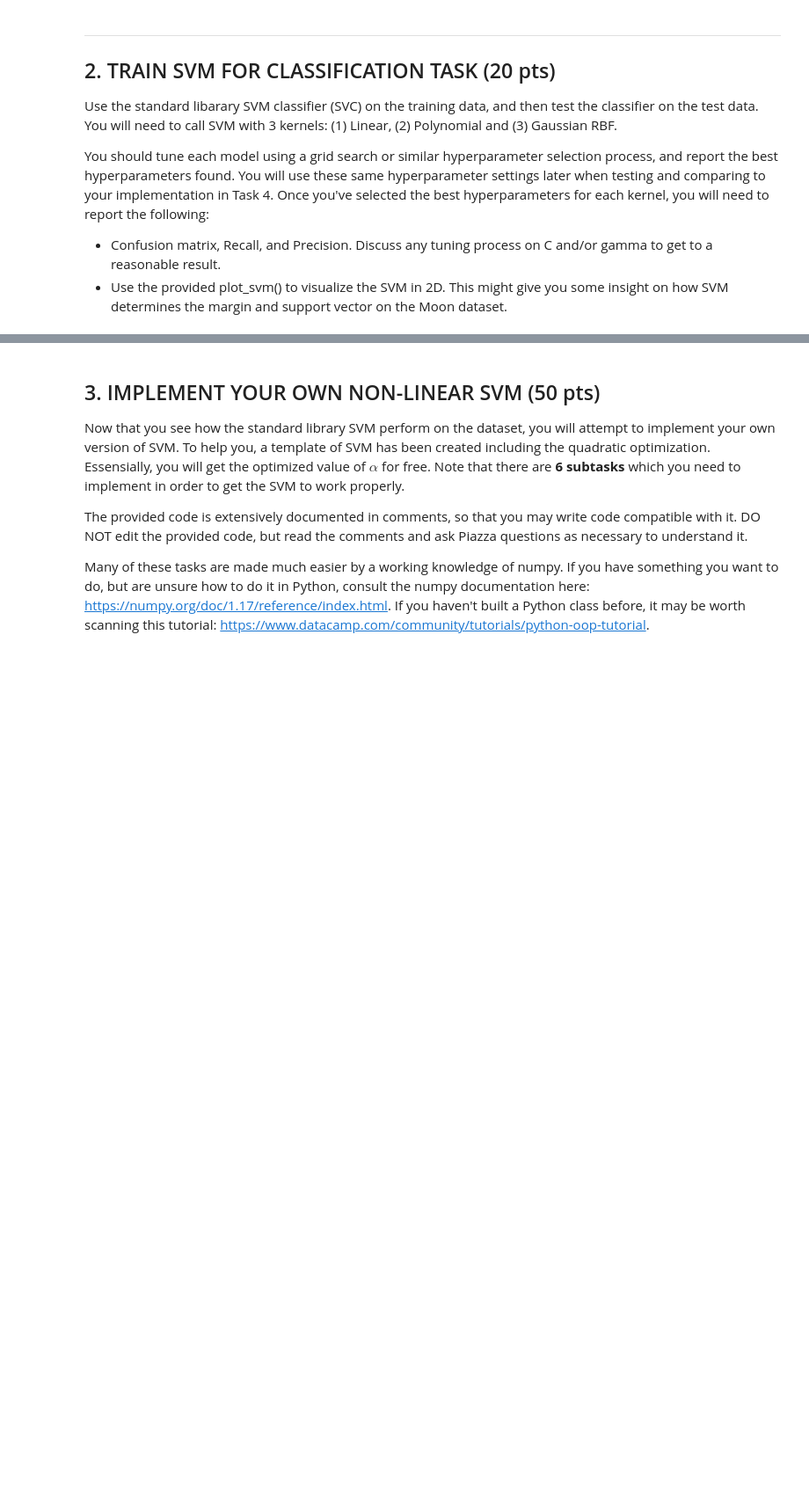
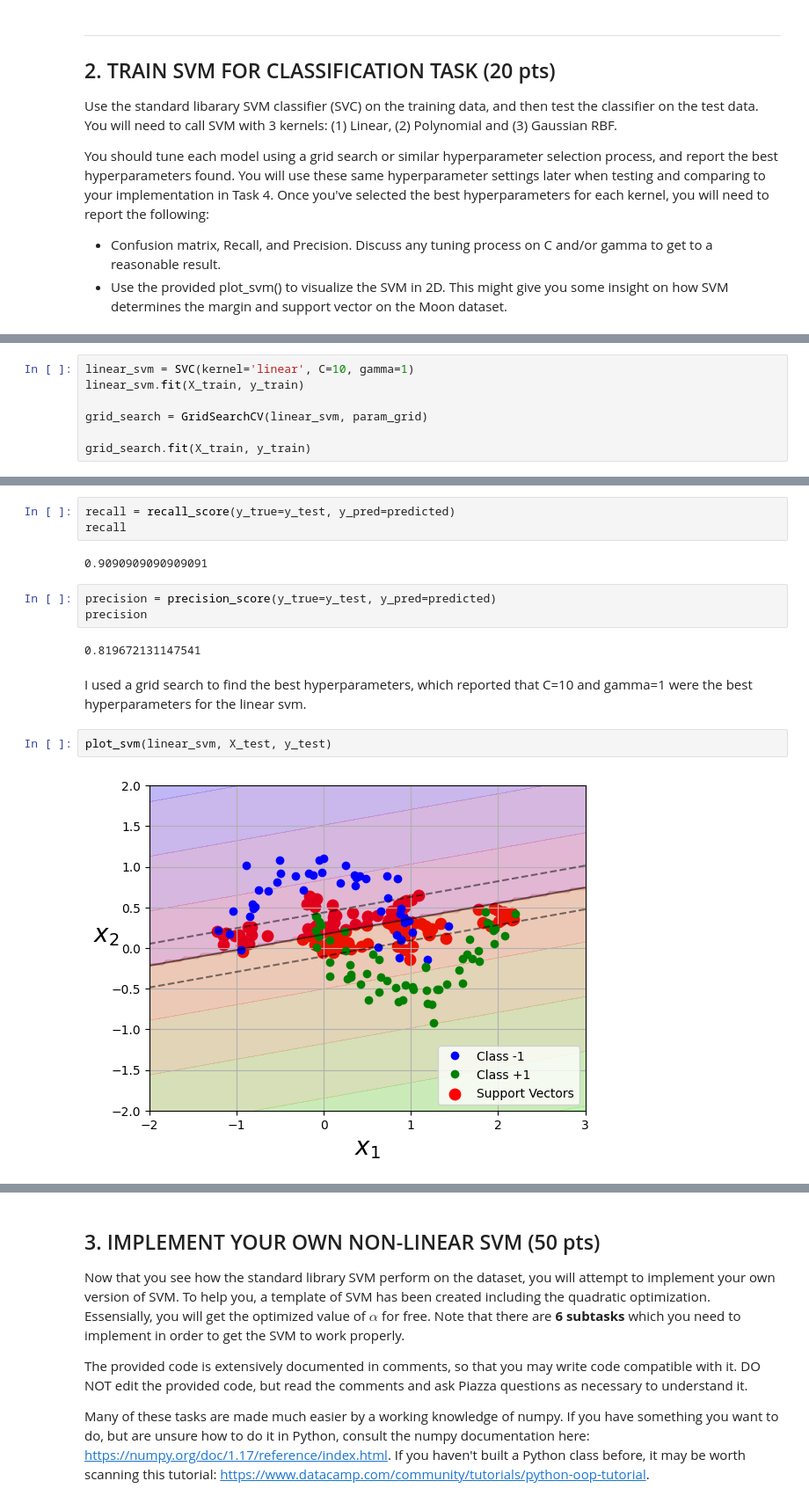
Before and after one commit to helen-yao/ML4VA, a Jupyter notebook: jdj9ng_assignment_3_svm.ipynb, the cells around one changed output, grey strips where cells are left out. Shown: that part at 88% size. Cells and saved outputs as stored; diff of their text form; blank space fills up the shorter version.

```diff
--- a/jdj9ng_assignment_3_svm.ipynb
+++ b/jdj9ng_assignment_3_svm.ipynb
@@ -81,0 +99,7 @@ from sklearn.svm import SVC
+# %%
+linear_svm = SVC(kernel='linear', C=10, gamma=1)
+linear_svm.fit(X_train, y_train)
+
+grid_search = GridSearchCV(linear_svm, param_grid)
+
+grid_search.fit(X_train, y_train)
@@ -81,0 +117,16 @@ from sklearn.svm import SVC
+# %%
+recall = recall_score(y_true=y_test, y_pred=predicted)
+recall
+# %% [output]
+0.9090909090909091
+# %%
+precision = precision_score(y_true=y_test, y_pred=predicted)
+precision
+# %% [output]
+0.819672131147541
+# %% [markdown]
+I used a grid search to find the best hyperparameters, which reported that C=10 and gamma=1 were the best hyperparameters for the linear svm.
+# %%
+plot_svm(linear_svm, X_test, y_test)
+# %% [output]
+[figure, added]
```
Also changed, not shown: parts of 21 cells of this notebook.
